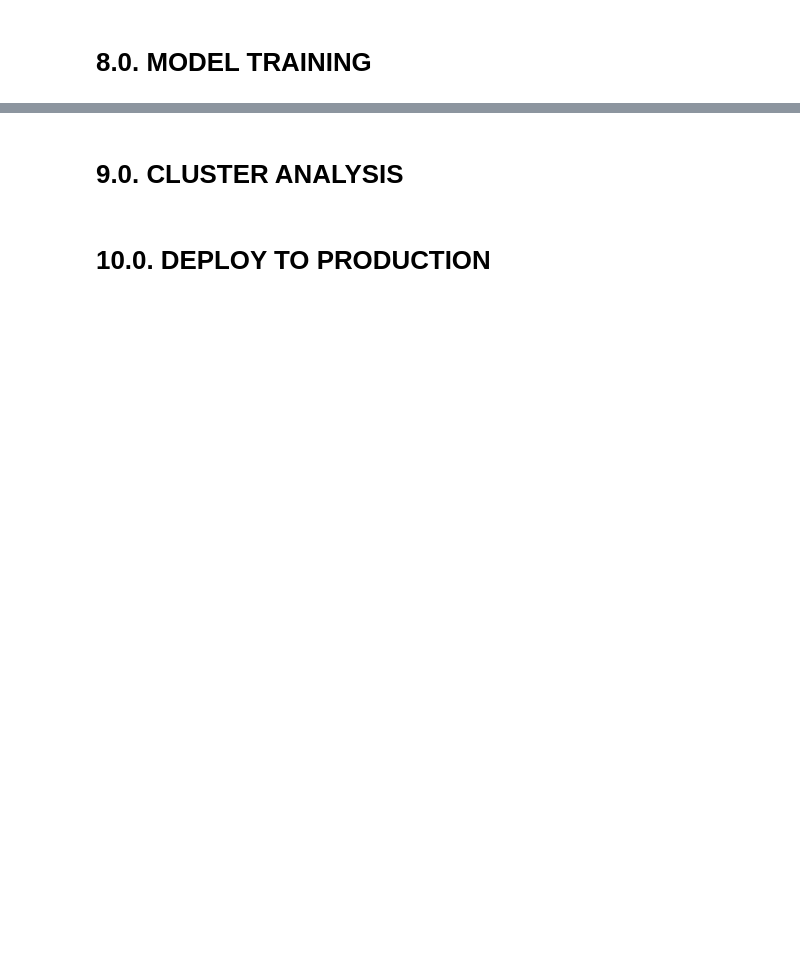
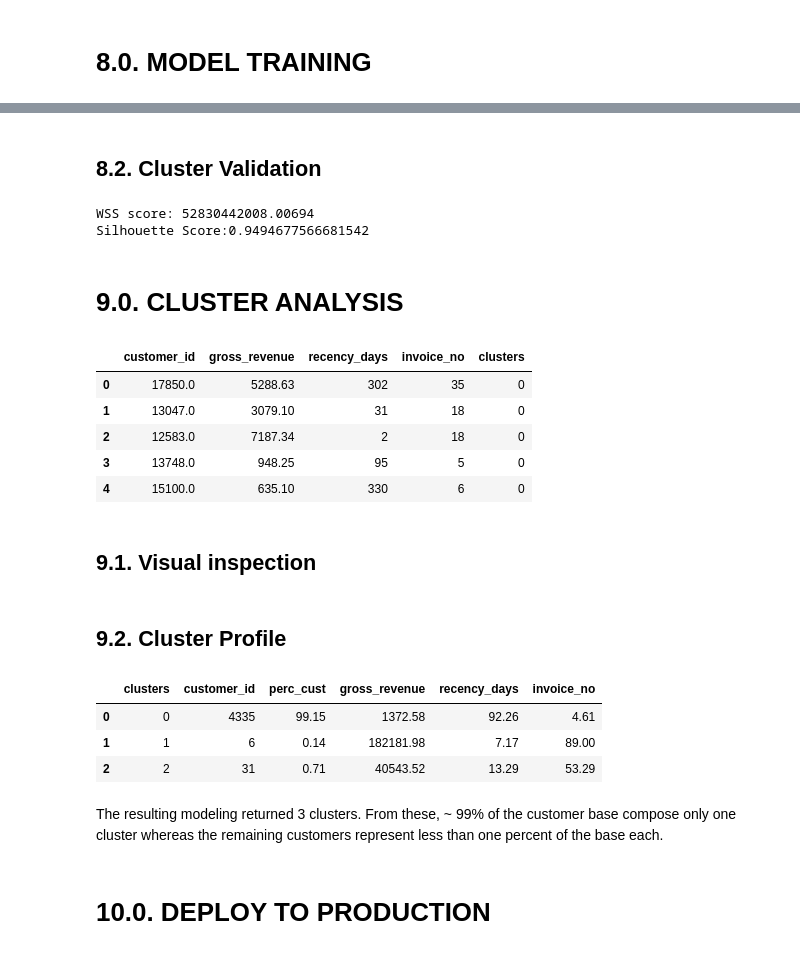
Before and after one commit to ThiagoBorges81/clustering_ml_project, a Jupyter notebook: notebooks/c00_insiders_clustering.ipynb, the cells around one changed output, grey strips where cells are left out. Cells and saved outputs as stored; diff of their text form; code cells hidden in the pictures; blank space fills up the shorter version.

Commit message:
cluster profile 1 assessed

```diff
--- a/notebooks/c00_insiders_clustering.ipynb
+++ b/notebooks/c00_insiders_clustering.ipynb
@@ -496,2 +475,35 @@ kmeans.show();
+# %%
+# Model definition
+k = 3
+kmeans = c.KMeans(init = 'random', n_clusters=k, n_init=10, max_iter=300, random_state=42)
+
+# Model training
+kmeans.fit(X)
+
+# Clustering
+labels = kmeans.labels_
+# %% [markdown]
+## 8.2. Cluster Validation
+# %%
+# WSS
+print(f'WSS score: {kmeans.inertia_}')
+# Silhouette score
+print(f'Silhouette Score:{m.silhouette_score(X, labels, metric="euclidean")}')
+# %% [output]
+WSS score: 52830442008.00694
+Silhouette Score:0.9494677566681542
 # %% [markdown]
 # 9.0. CLUSTER ANALYSIS
+# %%
+df9 = df_ref.copy()
+df9['clusters'] = labels
+df9.head()
+# %% [output]
+|  | customer_id | gross_revenue | recency_days | invoice_no | clusters |
+| 0 | 17850.0 | 5288.63 | 302 | 35 | 0 |
+| 1 | 13047.0 | 3079.10 | 31 | 18 | 0 |
+| 2 | 12583.0 | 7187.34 | 2 | 18 | 0 |
+| 3 | 13748.0 | 948.25 | 95 | 5 | 0 |
+| 4 | 15100.0 | 635.10 | 330 | 6 | 0 |
+# %% [markdown]
+## 9.1. Visual inspection
@@ -497,0 +514,2 @@ kmeans.show();
+# %% [markdown]
+## 9.2. Cluster Profile
@@ -498,2 +532,11 @@ kmeans.show();
+# %%
+df_cluster
+# %% [output]
+|  | clusters | customer_id | perc_cust | gross_revenue | recency_days | invoice_no |
+| 0 | 0 | 4335 | 99.15 | 1372.58 | 92.26 | 4.61 |
+| 1 | 1 | 6 | 0.14 | 182181.98 | 7.17 | 89.00 |
+| 2 | 2 | 31 | 0.71 | 40543.52 | 13.29 | 53.29 |
+# %% [markdown]
+The resulting modeling returned 3 clusters. From these, ~ 99% of the customer base compose only one cluster whereas the remaining customers represent less than one percent of the base each.
 # %% [markdown]
 # 10.0. DEPLOY TO PRODUCTION
```
Also changed, not shown: parts of 28 cells of this notebook.
